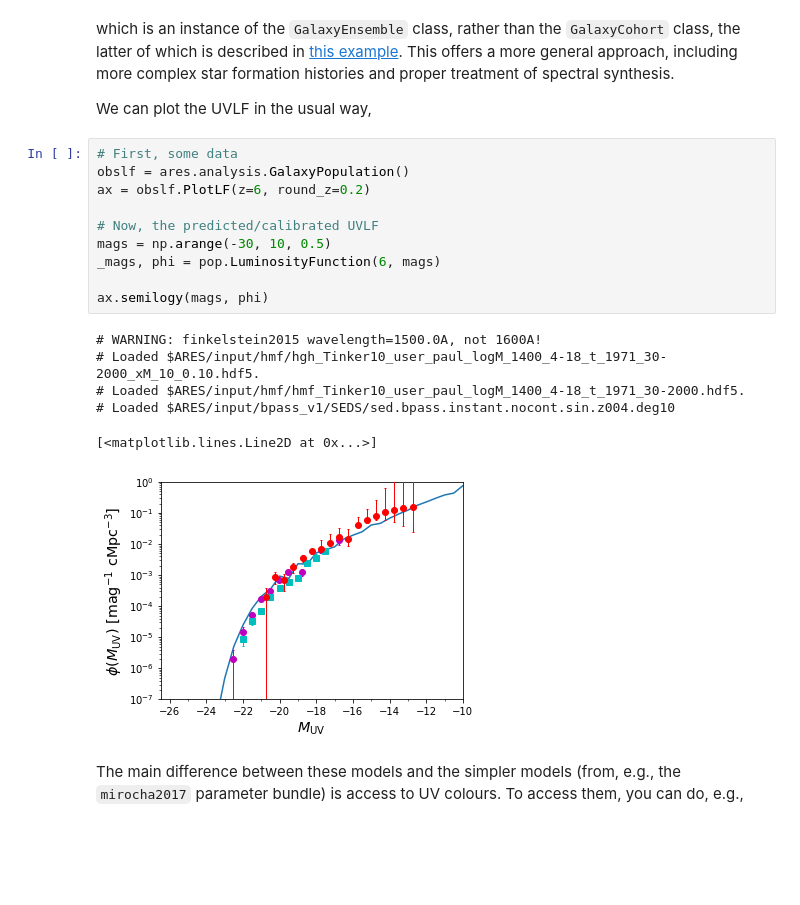
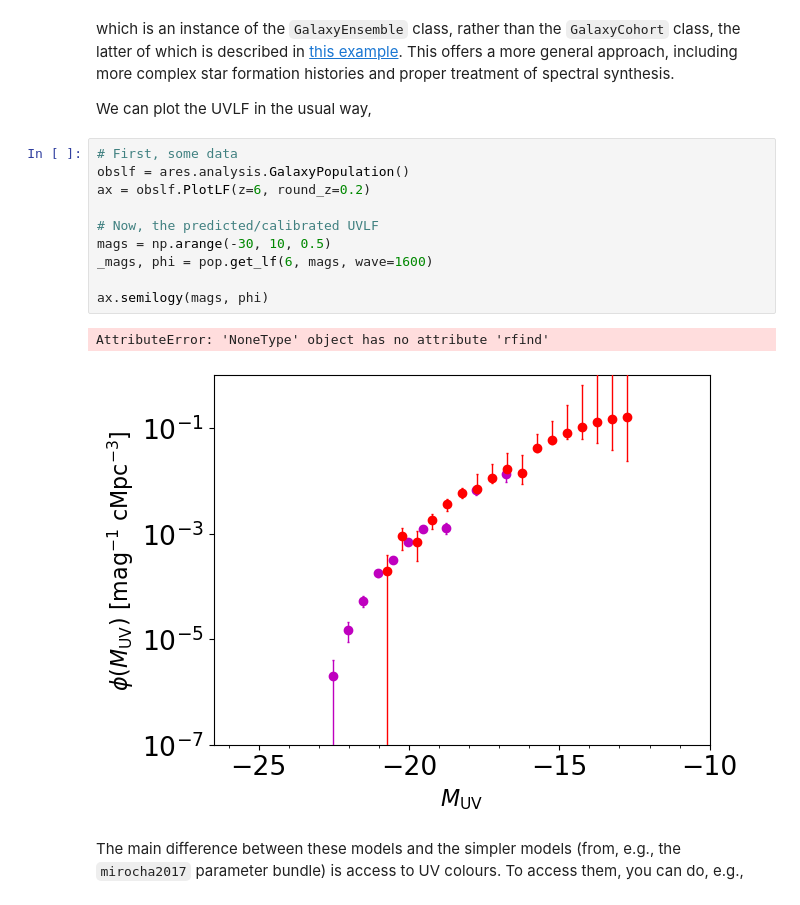
Before and after one commit to mirochaj/ares, a Jupyter notebook: docs/examples/example_pop_dusty.ipynb, the cells around one changed output. Cells and saved outputs as stored; diff of their text form; blank space fills up the shorter version.

```diff
--- a/docs/examples/example_pop_dusty.ipynb
+++ b/docs/examples/example_pop_dusty.ipynb
@@ -66,20 +67,16 @@ We can plot the UVLF in the usual way,
 # %%
 # First, some data
 obslf = ares.analysis.GalaxyPopulation()
 ax = obslf.PlotLF(z=6, round_z=0.2)
 
 # Now, the predicted/calibrated UVLF
 mags = np.arange(-30, 10, 0.5)
-_mags, phi = pop.LuminosityFunction(6, mags)
+_mags, phi = pop.get_lf(6, mags, wave=1600)
 
 ax.semilogy(mags, phi)
 # %% [output]
-# WARNING: finkelstein2015 wavelength=1500.0A, not 1600A!
-# Loaded $ARES/input/hmf/hgh_Tinker10_user_paul_logM_1400_4-18_t_1971_30-2000_xM_10_0.10.hdf5.
-# Loaded $ARES/input/hmf/hmf_Tinker10_user_paul_logM_1400_4-18_t_1971_30-2000.hdf5.
-# Loaded $ARES/input/bpass_v1/SEDS/sed.bpass.instant.nocont.sin.z004.deg10
+AttributeError: 'NoneType' object has no attribute 'rfind'
-[<matplotlib.lines.Line2D at 0x...>]
-[figure, old version]
+[figure, new version]
 # %% [markdown]
 The main difference between these models and the simpler models (from, e.g., the ``mirocha2017`` parameter bundle) is access to UV colours. To access them, you can do, e.g.,
 # %%
```
Also changed, not shown: parts of 4 cells of this notebook, 13 other files.
